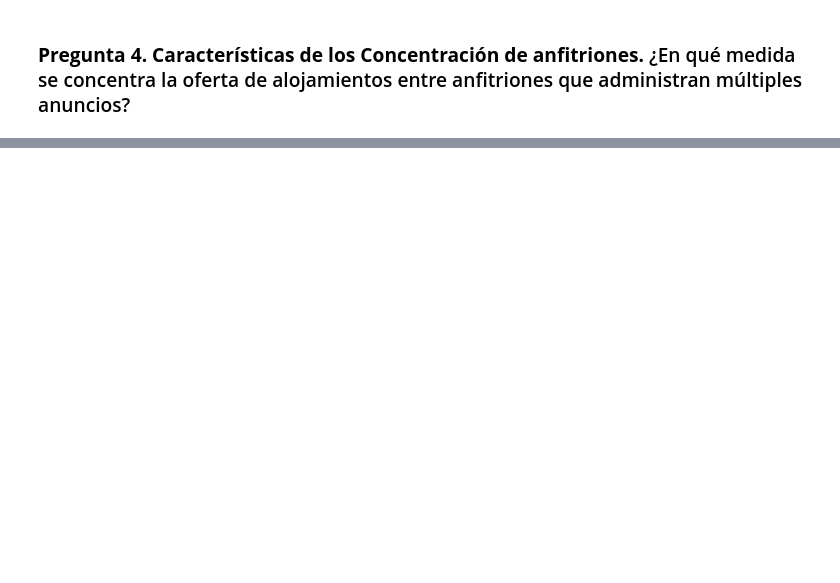
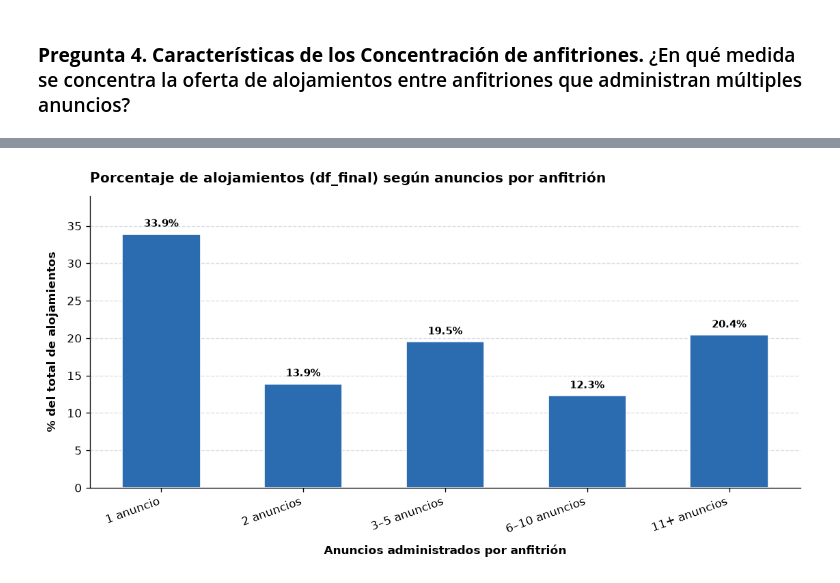
Before and after one commit to serpennskill/Proyecto_equipo_9, a Jupyter notebook: main.ipynb, the cells around one changed output, grey strips where cells are left out. Cells and saved outputs as stored; diff of their text form; code cells hidden in the pictures; blank space fills up the shorter version.

```diff
--- a/main.ipynb
+++ b/main.ipynb
@@ -1284,0 +1310,82 @@ También se aplica Kruskal-Wallis para comparar los precios entre los seis tipos
+# %%
+# 4 Anuncios por anfitrión en df_final
+
+
+anuncios_por_host = (
+    df_final.groupby('host_id')
+    .agg(
+        n_anuncios=('id', 'nunique'),
+        alcaldias_distintas=('neighbourhood_cleansed', 'nunique'),
+        mediana_precio_host=('price', 'median')
+    )
+    .sort_values('n_anuncios', ascending=False)
+)
+
+total_anuncios = len(df_final)
+total_hosts = len(anuncios_por_host)
+multi_hosts = anuncios_por_host[anuncios_por_host['n_anuncios'] >= 2]
+anuncios_multi = multi_hosts['n_anuncios'].sum()
+
+print(f"Total de anfitriones únicos: {total_hosts:,}")
+print(f"Anfitriones con 1 solo anuncio: {(anuncios_por_host['n_anuncios'] == 1).sum():,} "
+      f"({(anuncios_por_host['n_anuncios'] == 1).mean():.1%})")
+print(f"Multi-anfitriones (>=2 anuncios): {len(multi_hosts):,} ({len(multi_hosts)/total_hosts:.1%}) "
+      f"-> concentran {anuncios_multi:,} anuncios ({anuncios_multi/total_anuncios:.1%} del total)")
+
+print("\n--- TOP 10 ANFITRIONES POR NÚMERO DE ANUNCIOS (df_final) ---")
+display(anuncios_por_host.head(10).round(2))
+
+# 4B. Segmentación de anfitriones por tamaño de portafolio
+segmento_host = pd.cut(
+    anuncios_por_host['n_anuncios'],
+    bins=[0, 1, 2, 5, np.inf],
+    labels=['1 anuncio', '2 anuncios', '3–5 anuncios', '6+ anuncios']
+)
+resumen_segmento = (
+    anuncios_por_host.groupby(segmento_host, observed=False)
+    .agg(
+        n_anfitriones=('n_anuncios', 'count'),
+        total_anuncios=('n_anuncios', 'sum')
+    )
+    .assign(
+        pct_anfitriones=lambda d: d['n_anfitriones'] / d['n_anfitriones'].sum(),
+        pct_anuncios=lambda d: d['total_anuncios'] / d['total_anuncios'].sum()
+    )
+)
+display(resumen_segmento.round(3))
+
+# --- Pregunta 4: % de alojamientos según anuncios administrados por anfitrión ---
+conteo_por_host = df_final.groupby('host_id')['id'].transform('count')
+tramos_anuncios = pd.cut(
+    conteo_por_host,
+    bins=[0, 1, 2, 5, 10, np.inf],
+    labels=['1 anuncio', '2 anuncios', '3–5 anuncios', '6–10 anuncios', '11+ anuncios']
+)
+pct_oferta = tramos_anuncios.value_counts(normalize=True).sort_index() * 100
+
+fig, ax = plt.subplots(figsize=(9.5, 5), dpi=120)
+barras = ax.bar(pct_oferta.index.astype(str), pct_oferta.values, width=0.55, color='#2b6cb0', edgecolor='white')
+
+ax.spines['top'].set_visible(False)
+ax.spines['right'].set_visible(False)
+ax.set_axisbelow(True)
+ax.yaxis.grid(True, linestyle='--', alpha=0.35, color='#94a3b8')
+ax.set_ylim(0, pct_oferta.max() * 1.15)
+
+ax.set_title(
+    'Porcentaje de alojamientos (df_final) según anuncios por anfitrión',
+    fontsize=12,
+    fontweight='bold',
+    loc='left',
+    pad=12
+)
+ax.set_xlabel('Anuncios administrados por anfitrión', fontsize=10, fontweight='bold', labelpad=8)
+ax.set_ylabel('% del total de alojamientos', fontsize=10, fontweight='bold', labelpad=8)
+plt.xticks(rotation=20, ha='right')
+
+for idx, val in enumerate(pct_oferta):
+    ax.text(idx, val + pct_oferta.max() * 0.02, f'{val:.1f}%', ha='center', va='bottom', fontsize=9, fontweight='bold')
+
+fig.tight_layout()
+plt.show()
+# %% [output]
@@ -1284,0 +1415 @@ También se aplica Kruskal-Wallis para comparar los precios entre los seis tipos
+[figure, added]
```
Also changed, not shown: parts of 27 cells of this notebook.
